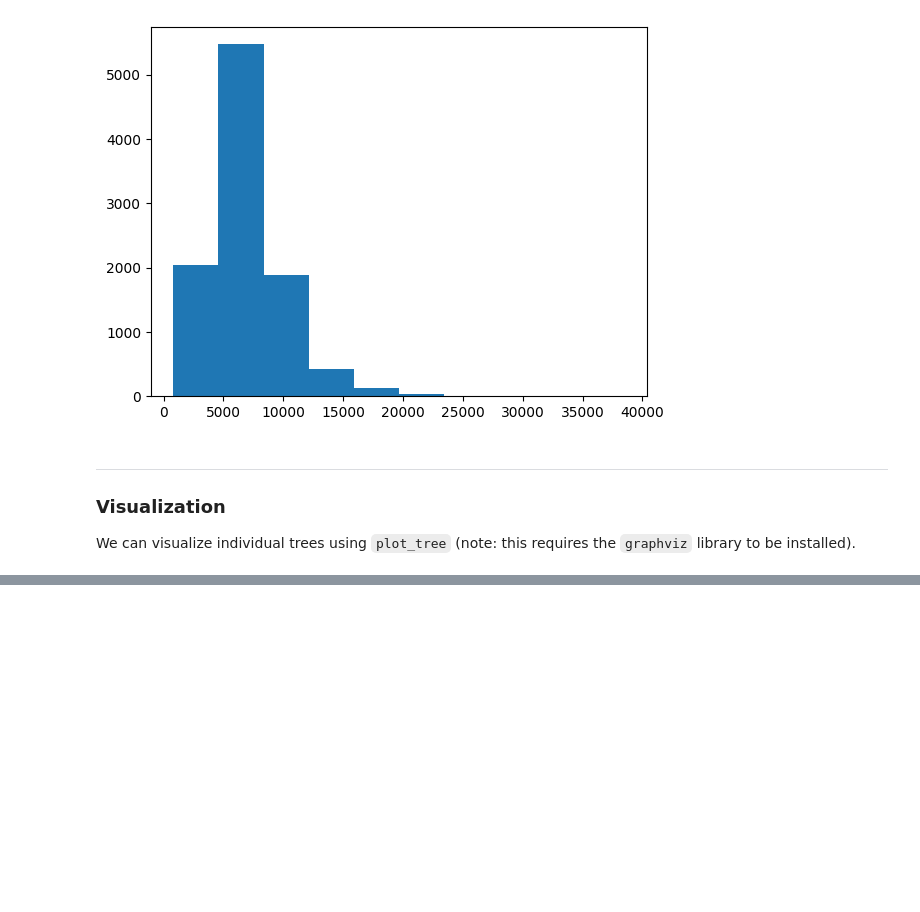
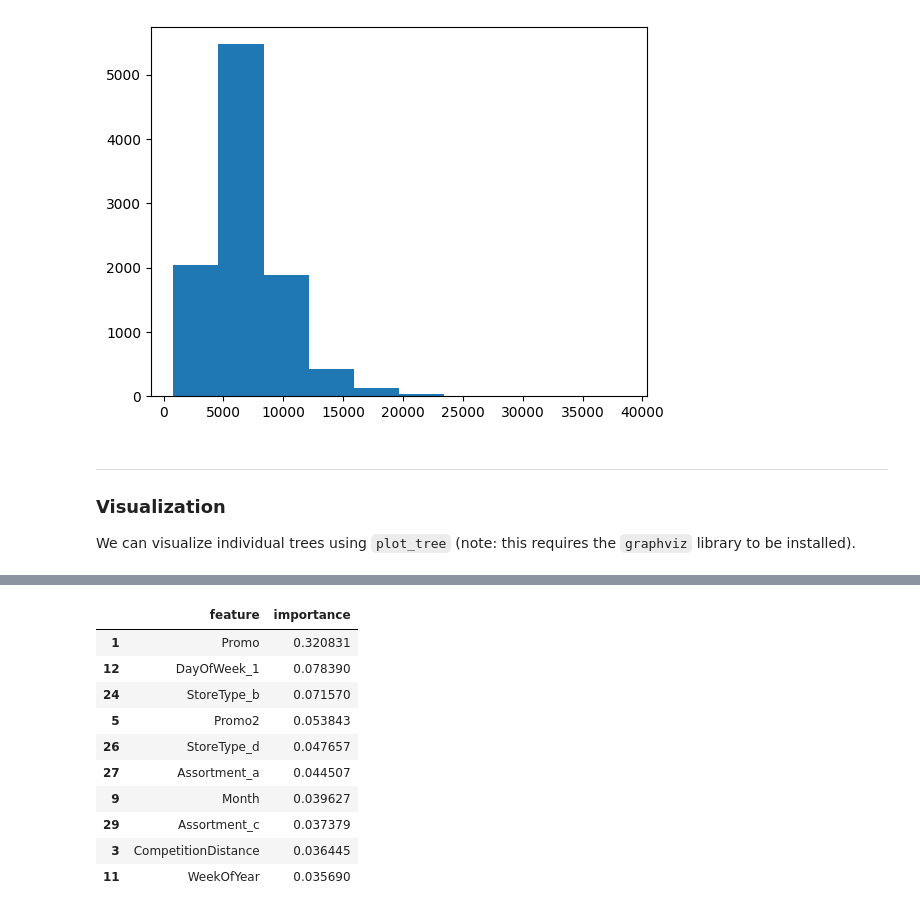
Before and after one commit to McLight-Note/AI-self-study, a Jupyter notebook: Project_12_Repeating/GradientBoosting/file.ipynb, the cells around one changed output, grey strips where cells are left out. Cells and saved outputs as stored; diff of their text form; code cells hidden in the pictures; blank space fills up the shorter version.

```diff
--- a/Project_12_Repeating/GradientBoosting/file.ipynb
+++ b/Project_12_Repeating/GradientBoosting/file.ipynb
@@ -655,0 +699,14 @@ ExecutableNotFound: failed to execute PosixPath('dot'), make sure the Graphviz e
+# %%
+importance_df.head(10)
+# %% [output]
+|  | feature | importance |
+| 1 | Promo | 0.320831 |
+| 12 | DayOfWeek_1 | 0.078390 |
+| 24 | StoreType_b | 0.071570 |
+| 5 | Promo2 | 0.053843 |
+| 26 | StoreType_d | 0.047657 |
+| 27 | Assortment_a | 0.044507 |
+| 9 | Month | 0.039627 |
+| 29 | Assortment_c | 0.037379 |
+| 3 | CompetitionDistance | 0.036445 |
+| 11 | WeekOfYear | 0.035690 |
```
Also changed, not shown: parts of 9 cells of this notebook.
